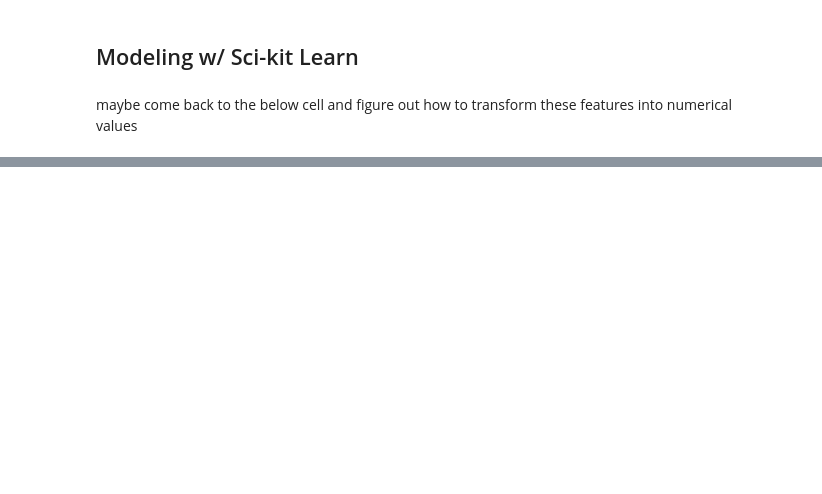
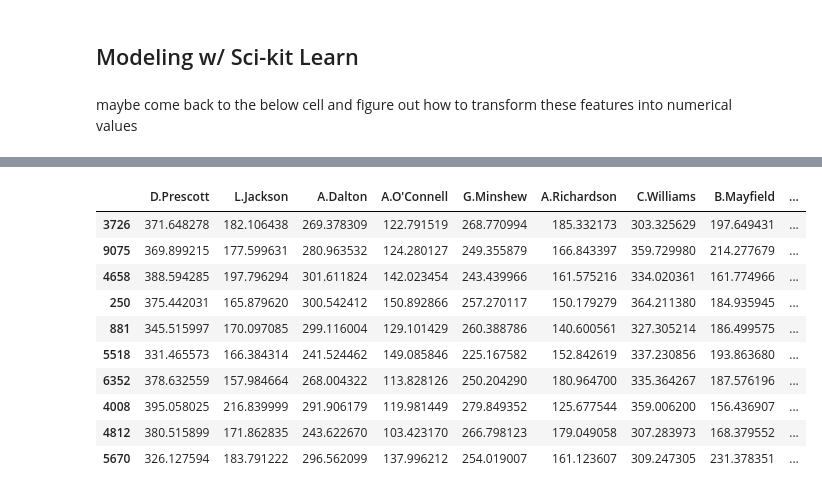
Before and after one commit to bhuggard/CheckTheCover, a Jupyter notebook: sandbox.ipynb, the cells around one changed output, grey strips where cells are left out. Cells and saved outputs as stored; diff of their text form; code cells hidden in the pictures; blank space fills up the shorter version.

```diff
--- a/sandbox.ipynb
+++ b/sandbox.ipynb
@@ -589,2 +589,4 @@ Standard Deviation of Residuals: 19.235882956983748
+# %%
+pred_df['residual_std'] = residual_std
 # %%
 #stay on GPT convo. this is going well
@@ -590,0 +644,30 @@ Standard Deviation of Residuals: 19.235882956983748
+# %%
+# Filter the DataFrame for the most recent week
+most_recent_week = pred_df['week'].max()
+recent_week_df = pred_df[pred_df['week'] == most_recent_week]
+# %%
+    # Run simulations for all QBs
+    num_simulations = 10000  # Number of simulations per QB
+    simulated_df = simulate_weekly_passing_yards(recent_week_df, num_simulations)
+
+
+    # # Optional: Visualize the results for a specific QB (e.g., P.Mahomes)
+    # plt.hist(simulated_df['P.Mahomes'], bins=30, density=True, alpha=0.6, color='blue')
+    # plt.title('Simulated Passing Yards for P.Mahomes')
+    # plt.xlabel('Passing Yards')
+    # plt.ylabel('Density')
+    # plt.show()
+
+    simulated_df.sample(10)
+# %% [output]
+|  | D.Prescott | L.Jackson | A.Dalton | A.O'Connell | G.Minshew | A.Richardson | C.Williams | B.Mayfield | ... |
+| 3726 | 371.648278 | 182.106438 | 269.378309 | 122.791519 | 268.770994 | 185.332173 | 303.325629 | 197.649431 | ... |
+| 9075 | 369.899215 | 177.599631 | 280.963532 | 124.280127 | 249.355879 | 166.843397 | 359.729980 | 214.277679 | ... |
+| 4658 | 388.594285 | 197.796294 | 301.611824 | 142.023454 | 243.439966 | 161.575216 | 334.020361 | 161.774966 | ... |
+| 250 | 375.442031 | 165.879620 | 300.542412 | 150.892866 | 257.270117 | 150.179279 | 364.211380 | 184.935945 | ... |
+| 881 | 345.515997 | 170.097085 | 299.116004 | 129.101429 | 260.388786 | 140.600561 | 327.305214 | 186.499575 | ... |
+| 5518 | 331.465573 | 166.384314 | 241.524462 | 149.085846 | 225.167582 | 152.842619 | 337.230856 | 193.863680 | ... |
+| 6352 | 378.632559 | 157.984664 | 268.004322 | 113.828126 | 250.204290 | 180.964700 | 335.364267 | 187.576196 | ... |
+| 4008 | 395.058025 | 216.839999 | 291.906179 | 119.981449 | 279.849352 | 125.677544 | 359.006200 | 156.436907 | ... |
+| 4812 | 380.515899 | 171.862835 | 243.622670 | 103.423170 | 266.798123 | 179.049058 | 307.283973 | 168.379552 | ... |
+| 5670 | 326.127594 | 183.791222 | 296.562099 | 137.996212 | 254.019007 | 161.123607 | 309.247305 | 231.378351 | ... |
```
Also changed, not shown: parts of 15 cells of this notebook.
